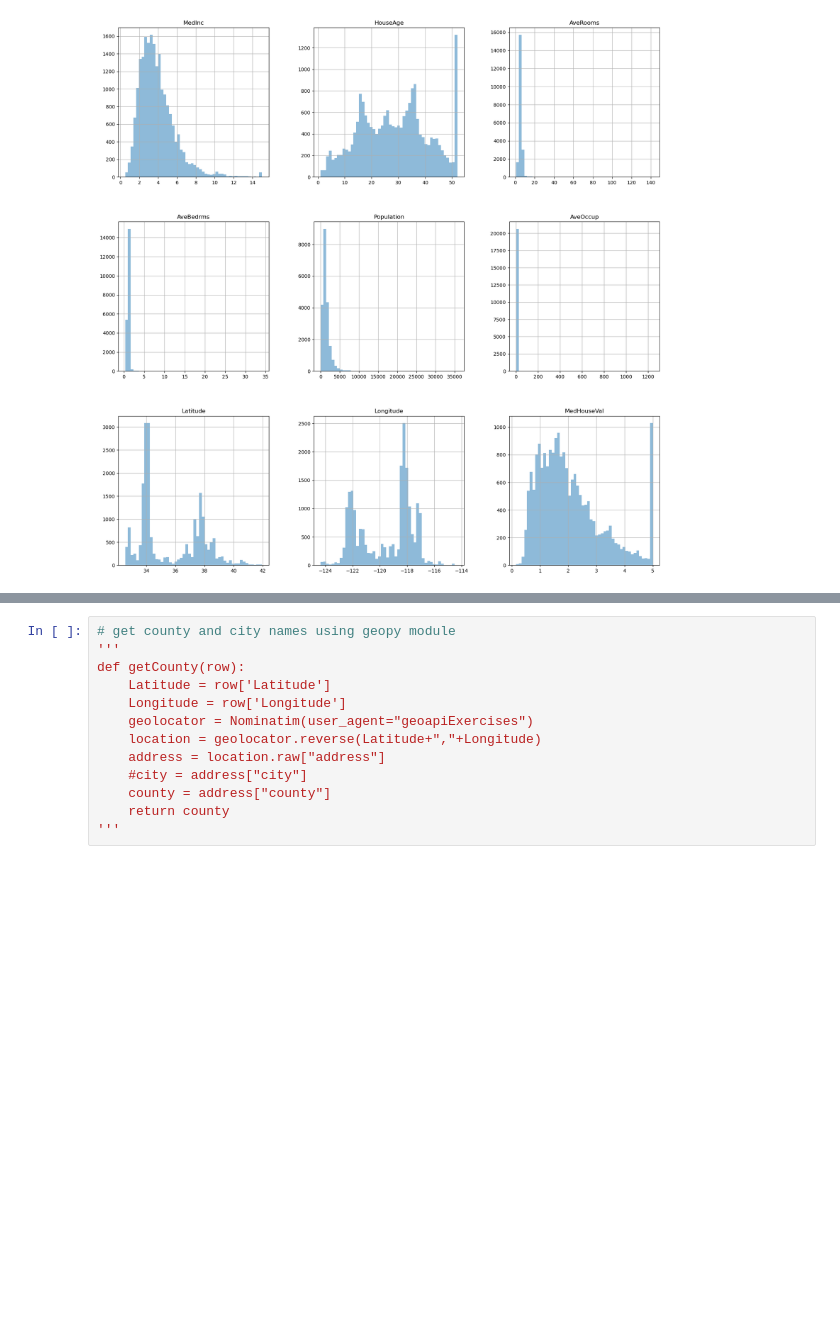
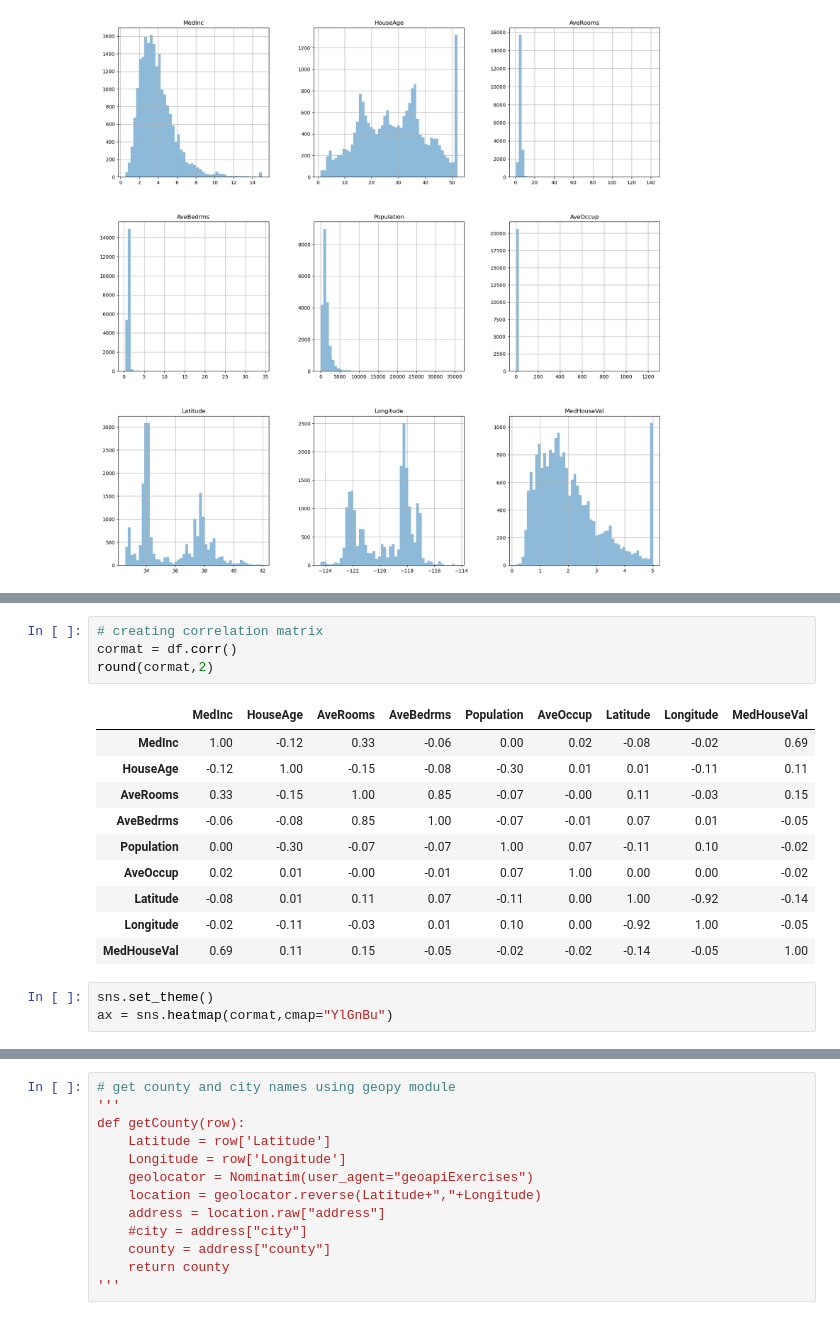
Before and after one commit to Pooja-boot-git/California_Housing_Exploration, a Jupyter notebook: CaliforniaHousingAnalysis.ipynb, the cells around one changed output, grey strips where cells are left out. Drawn from its saved outputs; the diff is of its cells as text; blank space fills up the shorter version.

Commit message:
Calculated correlation, added heatmap

```diff
--- a/CaliforniaHousingAnalysis.ipynb
+++ b/CaliforniaHousingAnalysis.ipynb
@@ -134,0 +130,18 @@ df.hvplot.polygons()
+# %%
+# creating correlation matrix
+cormat = df.corr()
+round(cormat,2)
+# %% [output]
+|  | MedInc | HouseAge | AveRooms | AveBedrms | Population | AveOccup | Latitude | Longitude | MedHouseVal |
+| MedInc | 1.00 | -0.12 | 0.33 | -0.06 | 0.00 | 0.02 | -0.08 | -0.02 | 0.69 |
+| HouseAge | -0.12 | 1.00 | -0.15 | -0.08 | -0.30 | 0.01 | 0.01 | -0.11 | 0.11 |
+| AveRooms | 0.33 | -0.15 | 1.00 | 0.85 | -0.07 | -0.00 | 0.11 | -0.03 | 0.15 |
+| AveBedrms | -0.06 | -0.08 | 0.85 | 1.00 | -0.07 | -0.01 | 0.07 | 0.01 | -0.05 |
+| Population | 0.00 | -0.30 | -0.07 | -0.07 | 1.00 | 0.07 | -0.11 | 0.10 | -0.02 |
+| AveOccup | 0.02 | 0.01 | -0.00 | -0.01 | 0.07 | 1.00 | 0.00 | 0.00 | -0.02 |
+| Latitude | -0.08 | 0.01 | 0.11 | 0.07 | -0.11 | 0.00 | 1.00 | -0.92 | -0.14 |
+| Longitude | -0.02 | -0.11 | -0.03 | 0.01 | 0.10 | 0.00 | -0.92 | 1.00 | -0.05 |
+| MedHouseVal | 0.69 | 0.11 | 0.15 | -0.05 | -0.02 | -0.02 | -0.14 | -0.05 | 1.00 |
+# %%
+sns.set_theme()
+ax = sns.heatmap(cormat,cmap="YlGnBu")
```
Also changed, not shown: parts of 3 cells of this notebook.
